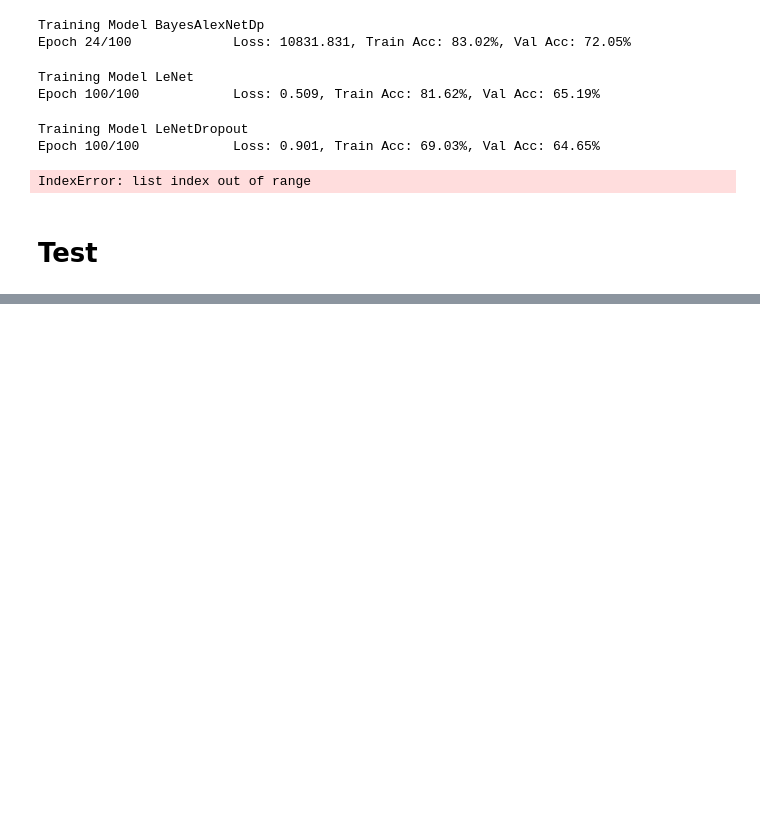
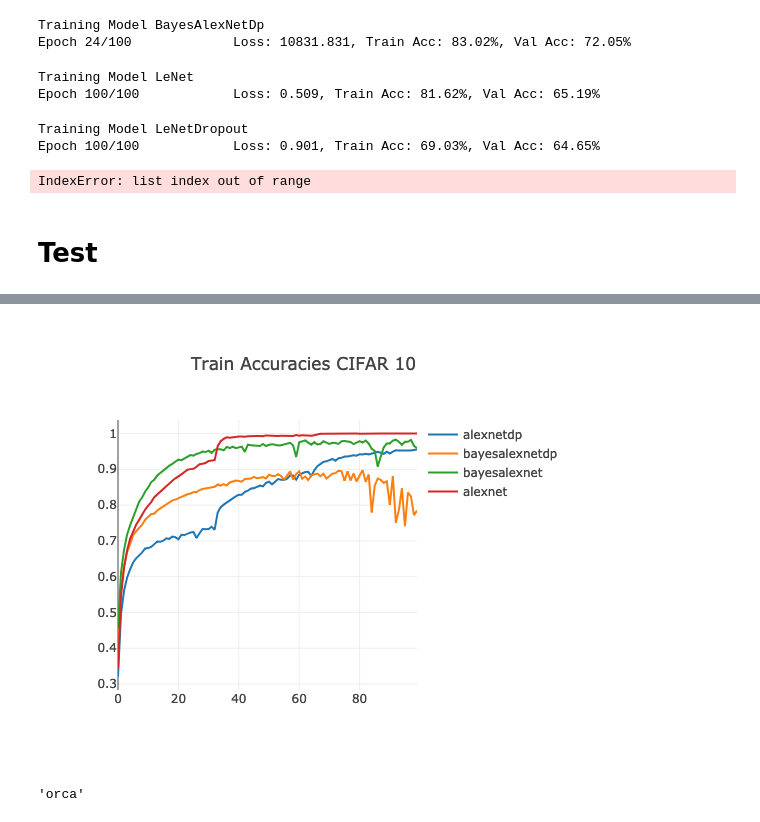
Before and after one commit to saxena-mayur/Weight-Uncertainty-in-Neural-Networks, a Jupyter notebook: BayesCNN/CIFAR10.ipynb, the cells around one changed output, grey strips where cells are left out. Saved outputs shown, nothing was run; the diff lists cells and outputs as text; code cells hidden in the pictures; blank space fills up the shorter version.

```diff
--- a/BayesCNN/CIFAR10.ipynb
+++ b/BayesCNN/CIFAR10.ipynb
@@ -310,0 +310,12 @@ a=1
+# %%
+fig2 = go.FigureWidget([go.Scatter(
+    name = name, y = tlg.train_acc)
+                      for name, tlg in data.items()])
+fig2.layout.title = 'Train Accuracies CIFAR 10'
+py.iplot(fig2)
+# %% [output]
+[figure, added]
+# %%
+plotly.io.orca.config.executable
+# %% [output]
+'orca'
```
Also changed, not shown: parts of 8 cells of this notebook, 3 other files.
